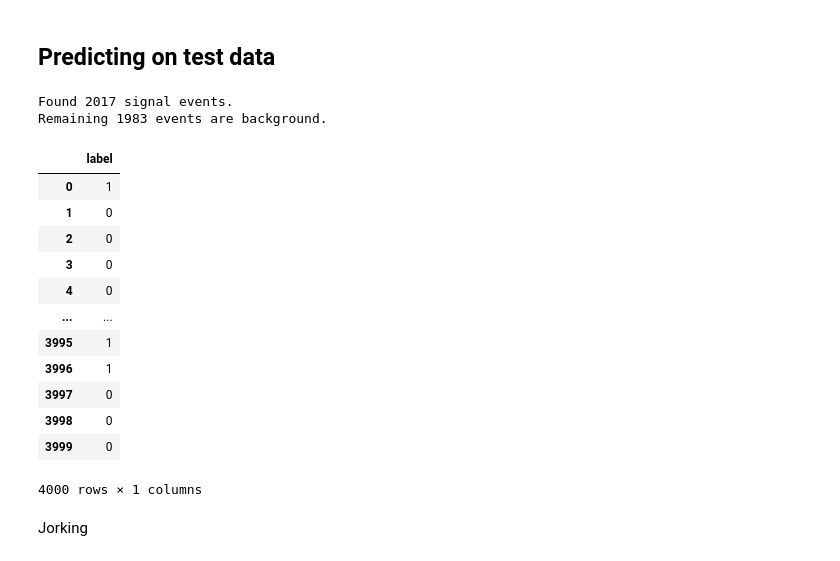
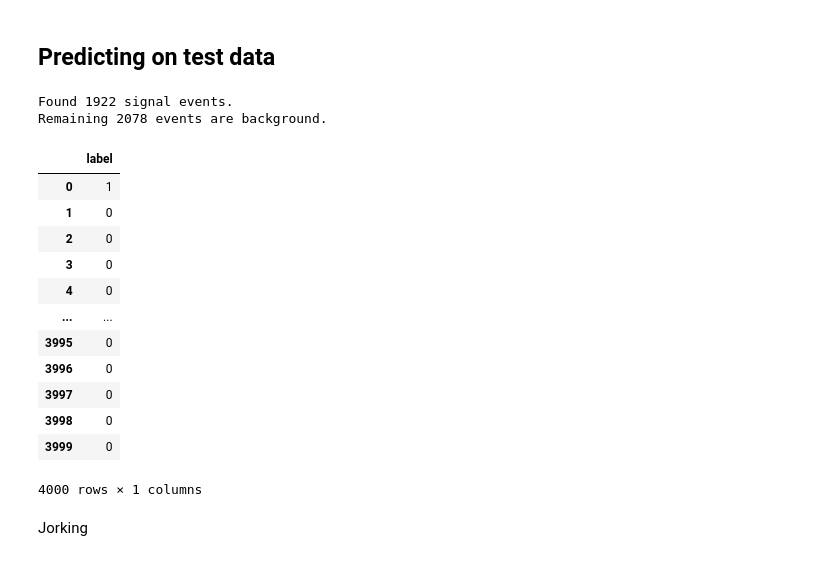
Before and after one commit to th3odor/TP_lab, a Jupyter notebook: reports/V_IceCube/analysis.ipynb, the cells around one changed output. Drawn from its saved outputs; the diff is of its cells as text; code cells hidden in the pictures.

```diff
--- a/reports/V_IceCube/analysis.ipynb
+++ b/reports/V_IceCube/analysis.ipynb
@@ -178,0 +221,3 @@ ROC: 0.9932+/-0.0010
+# %%
+#RF, FP_RF, TP_RF, tau_RF = model_eval(RandomForestClassifier(10, max_depth=10), "Random Forest", 60, beta = 0.1)
+RF, FP_RF, TP_RF, tau_RF = model_eval(RandomForestClassifier(100), "Random_Forest", 60, beta = 0.1, tau_range=[0,1], tau_plot=[0.98,1])
@@ -218,30 +270,31 @@ plt.savefig("build/roc_curves.pdf")
 # %%
 ## Random forest performes the best so lets use it
 n=60
 test = pd.read_csv('data_local/test.csv', sep=',')
 X = test[keys]
 X = scaler.transform(X)
 X = pd.DataFrame(X, columns=keys)
 X = X[feautures_class[:n]]
 X.replace(to_replace=np.nan, value=0, inplace=True) # stoopid nan
-labels_predicted = RF.predict(X)
+y_predict_proba = RF.predict_proba(X)
+labels_predicted = (y_predict_proba[:,1] > tau_RF).astype(int)
 print(f"Found {np.sum(labels_predicted)} signal events.")
 print(f"Remaining {len(labels_predicted)-np.sum(labels_predicted)} events are background.")
 result = pd.DataFrame(labels_predicted, columns=["label"])
 result.to_csv("build/result.csv")
 result
 # %% [output]
-Found 2017 signal events.
-Remaining 1983 events are background.
+Found 1922 signal events.
+Remaining 2078 events are background.
 |  | label |
 | 0 | 1 |
 | 1 | 0 |
 | 2 | 0 |
 | 3 | 0 |
 | 4 | 0 |
 | ... | ... |
-| 3995 | 1 |
-| 3996 | 1 |
+| 3995 | 0 |
+| 3996 | 0 |
 | 3997 | 0 |
 | 3998 | 0 |
 | 3999 | 0 |
```
Also changed, not shown: parts of 13 cells of this notebook, 4 other files.
